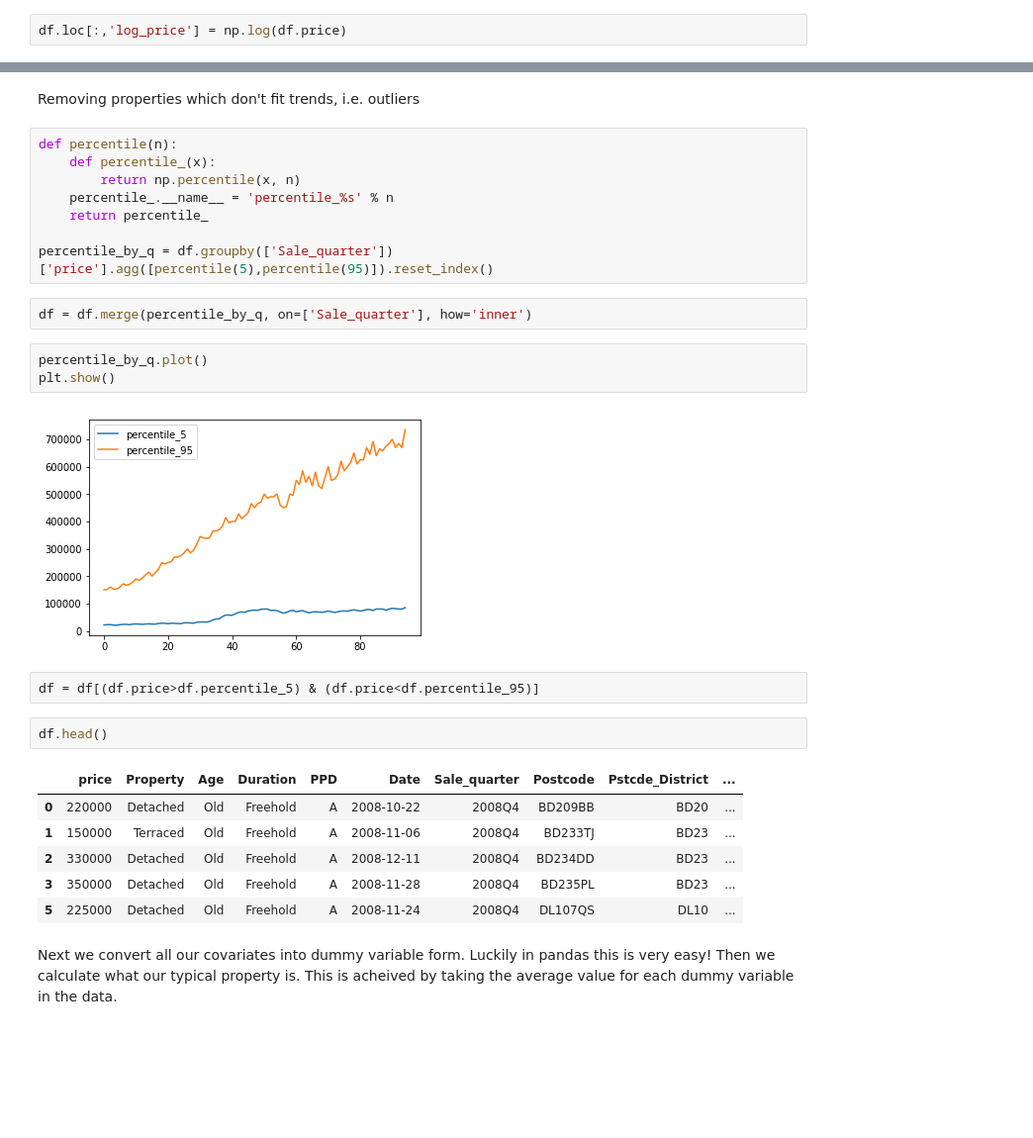
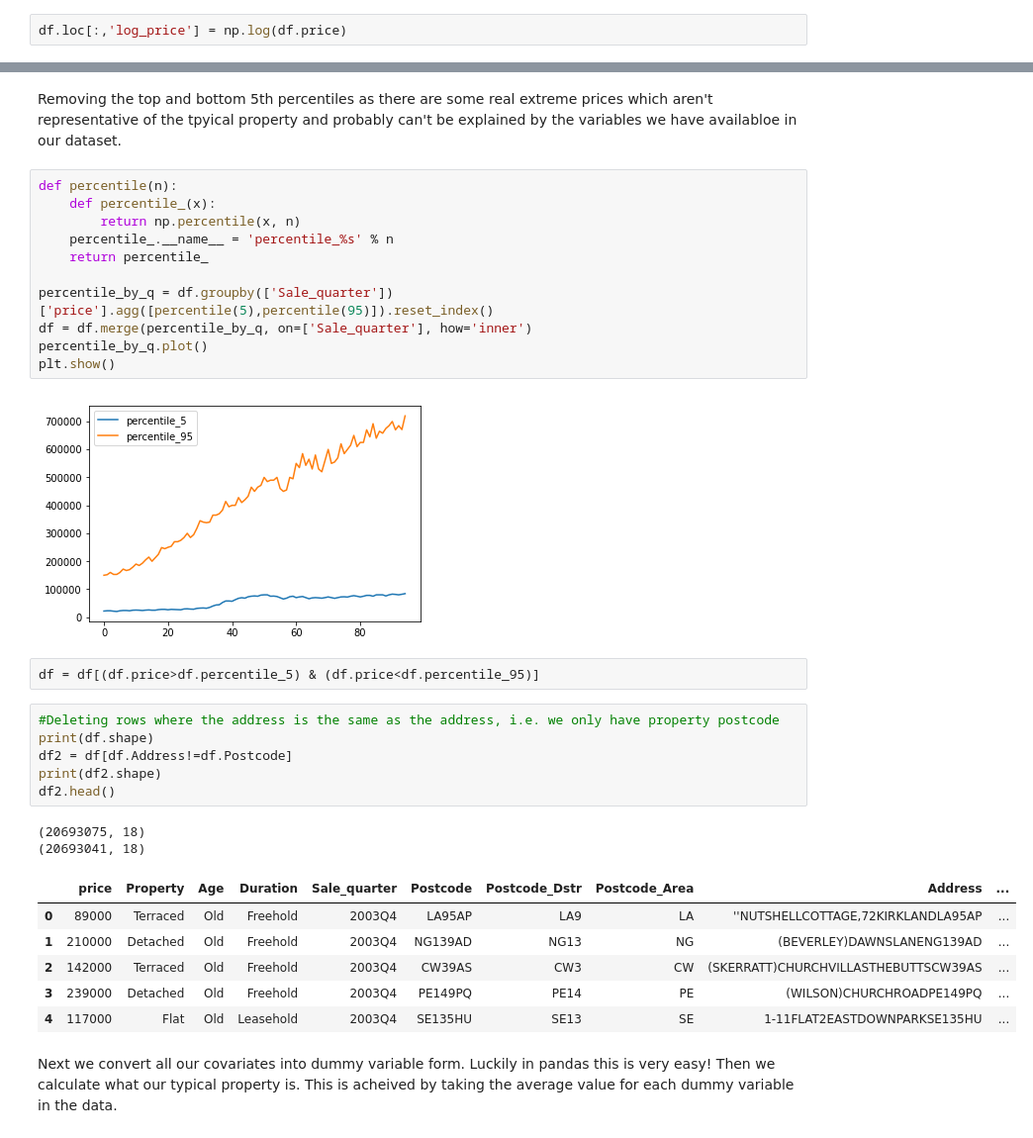
Before and after one commit to Cemlyn/UK-Housing-Market, a Jupyter notebook: House_Price_Index.ipynb, the cells around one changed output, grey strips where cells are left out. Shown at 99% size. Drawn from its saved outputs; the diff is of its cells as text; blank space fills up the shorter version.

```diff
--- a/House_Price_Index.ipynb
+++ b/House_Price_Index.ipynb
@@ -353,5 +307,5 @@ plt.show()
-# %% [markdown]
-Removing properties which don't fit trends, i.e. outliers
+# %% [markdown]
+Removing the top and bottom 5th percentiles as there are some real extreme prices which aren't representative of the tpyical property and probably can't be explained by the variables we have availabloe in our dataset.
 # %%
 def percentile(n):
     def percentile_(x):
@@ -360,24 +314,28 @@ def percentile(n):
     return percentile_
 
 percentile_by_q = df.groupby(['Sale_quarter'])['price'].agg([percentile(5),percentile(95)]).reset_index()
+df = df.merge(percentile_by_q, on=['Sale_quarter'], how='inner')
+percentile_by_q.plot()
+plt.show()
+# %% [output]
+[figure, added]
-# %%
-df = df.merge(percentile_by_q, on=['Sale_quarter'], how='inner')
-# %%
-percentile_by_q.plot()
-plt.show()
-# %% [output]
-[figure, removed]
 # %%
 df = df[(df.price>df.percentile_5) & (df.price<df.percentile_95)]
-# %%
-df.head()
-# %% [output]
-|  | price | Property | Age | Duration | PPD | Date | Sale_quarter | Postcode | Pstcde_District | ... |
-| 0 | 220000 | Detached | Old | Freehold | A | 2008-10-22 | 2008Q4 | BD209BB | BD20 | ... |
-| 1 | 150000 | Terraced | Old | Freehold | A | 2008-11-06 | 2008Q4 | BD233TJ | BD23 | ... |
-| 2 | 330000 | Detached | Old | Freehold | A | 2008-12-11 | 2008Q4 | BD234DD | BD23 | ... |
-| 3 | 350000 | Detached | Old | Freehold | A | 2008-11-28 | 2008Q4 | BD235PL | BD23 | ... |
-| 5 | 225000 | Detached | Old | Freehold | A | 2008-11-24 | 2008Q4 | DL107QS | DL10 | ... |
+# %%
+#Deleting rows where the address is the same as the address, i.e. we only have property postcode
+print(df.shape)
+df2 = df[df.Address!=df.Postcode]
+print(df2.shape)
+df2.head()
+# %% [output]
+(20693075, 18)
+(20693041, 18)
+|  | price | Property | Age | Duration | Sale_quarter | Postcode | Postcode_Dstr | Postcode_Area | Address | ... |
+| 0 | 89000 | Terraced | Old | Freehold | 2003Q4 | LA95AP | LA9 | LA | ''NUTSHELLCOTTAGE,72KIRKLANDLA95AP | ... |
+| 1 | 210000 | Detached | Old | Freehold | 2003Q4 | NG139AD | NG13 | NG | (BEVERLEY)DAWNSLANENG139AD | ... |
+| 2 | 142000 | Terraced | Old | Freehold | 2003Q4 | CW39AS | CW3 | CW | (SKERRATT)CHURCHVILLASTHEBUTTSCW39AS | ... |
+| 3 | 239000 | Detached | Old | Freehold | 2003Q4 | PE149PQ | PE14 | PE | (WILSON)CHURCHROADPE149PQ | ... |
+| 4 | 117000 | Flat | Old | Leasehold | 2003Q4 | SE135HU | SE13 | SE | 1-11FLAT2EASTDOWNPARKSE135HU | ... |
 # %% [markdown]
 Next we convert all our covariates into dummy variable form. Luckily in pandas this is very easy! Then we calculate what our typical property is. This is acheived by taking the average value for each dummy variable in the data.
 # %%
```
Also changed, not shown: parts of 23 cells of this notebook.
